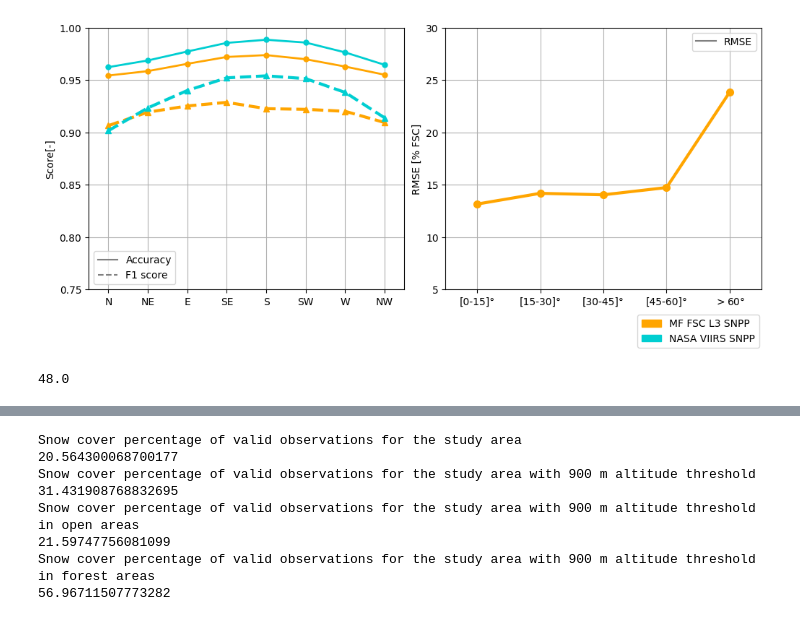
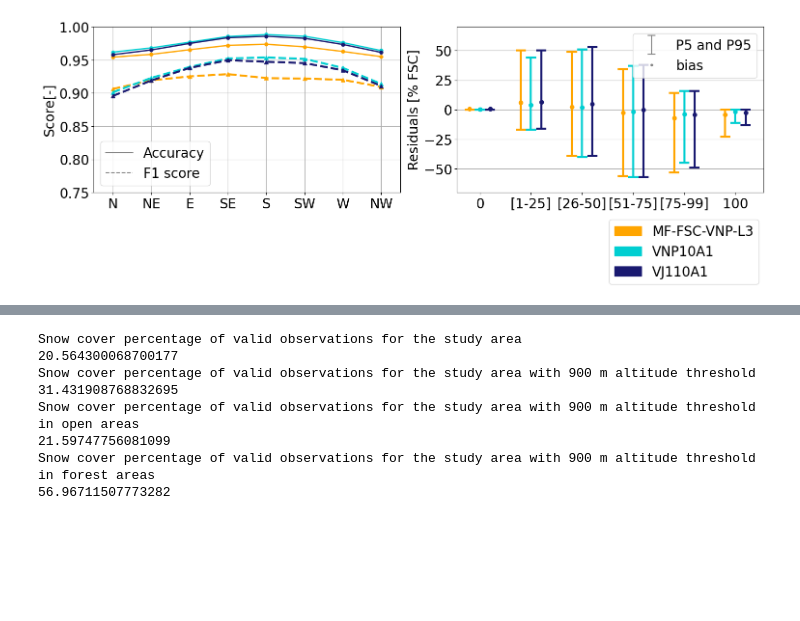
Before and after one commit to nicolaimpe/viirsnow, a Jupyter notebook: notebooks/article_illustrations.ipynb, the cells around one changed output, grey strips where cells are left out. Cells and saved outputs as stored; diff of their text form; code cells hidden in the pictures; blank space fills up the shorter version.

```diff
--- a/notebooks/article_illustrations.ipynb
+++ b/notebooks/article_illustrations.ipynb
@@ -75,39 +79,41 @@ fig.legend(handles=custom_leg, bbox_to_anchor=(1,1.08))
 # %%
 from products.snow_cover_product import MeteoFranceEvalSNPP, MeteoFrancePrototypeSNPP, VNP10A1, VJ110A1
 
-from postprocess.error_distribution import line_plot_rmse
+from postprocess.error_distribution import line_plot_rmse, plot_error_bars
 from postprocess.skill_scores import line_plot_accuracy_f1_score
 import matplotlib.patches as mpatches
-analysis = AnalysisContainer(products = [MeteoFrancePrototypeSNPP(), VNP10A1()],
-                             analysis_folder = '/home/imperatoren/work/VIIRS_S2_comparison/viirsnow/output_folder/version_8/',
-                             winter_year=WinterYear(2023,2024),
-                             grid=UTM375mGrid())
-analysis_sza = AnalysisContainer(products = [MeteoFrancePrototypeSNPP()],
-                            analysis_folder = '/home/imperatoren/work/VIIRS_S2_comparison/viirsnow/output_folder/version_8_sensor_zenith/',
-                            winter_year=WinterYear(2023,2024),
-                            grid=UTM375mGrid())
+import matplotlib.pyplot as plt
 
-params = ["Aspect","View Zenith Angle [°]" ]
-fig, axs = plt.subplots(1,2, figsize=(10,4), layout="constrained")
-line_plot_rmse(analysis=analysis_sza, analysis_var=params[1],ax=axs[1])
-line_plot_accuracy_f1_score(analysis=analysis, analysis_var=params[0],ax=axs[0])
+plt.rcParams["font.size"] = 20
+analysis = AnalysisContainer(
+    products=[MeteoFrancePrototypeSNPP(), VNP10A1(), VJ110A1()],
+    analysis_folder="/home/imperatoren/work/VIIRS_S2_comparison/viirsnow/output_folder/version_10/",
+    winter_year=WinterYear(2023, 2024),
+    grid=UTM375mGrid(),
+)
+analysis_sza = AnalysisContainer(
+    products=[MeteoFrancePrototypeSNPP()],
+    analysis_folder="/home/imperatoren/work/VIIRS_S2_comparison/viirsnow/output_folder/version_8_sensor_zenith/",
+    winter_year=WinterYear(2023, 2024),
+    grid=UTM375mGrid(),
+)
+
+params = ["Aspect", "Ref FSC [%]"]
+fig, axs = plt.subplots(1, 2, figsize=(15, 4), layout="constrained")
+# line_plot_rmse(analysis=analysis_sza, analysis_var=params[1],ax=axs[1])
+line_plot_accuracy_f1_score(analysis=analysis, analysis_var=params[0], ax=axs[0])
+plot_error_bars(analysis=analysis, analysis_var=params[1], ax=axs[1])
 # line_plot_rmse(analysis=analysis, analysis_var=params[1],ax=axs[1][0])
 # line_plot_rmse(analysis=analysis, analysis_var=params[3],ax=axs[1][1])
-custom_leg = [
-        mpatches.Patch(color=product.plot_color, label=product.plot_name)
-        for product in analysis.products
-    ]
+custom_leg = [mpatches.Patch(color=product.plot_color, label=product.plot_name) for product in analysis.products]
 # [ax.get_legend().remove() for ax in axs.flatten()]
 
 # axs[0][0].set_title('Uncertainty vs snow cover fraction',fontweight="bold")
 # axs[0][1].set_title('Uncertainty vs forest cover',fontweight="bold")
 # axs[1][0].set_title('Uncertainty vs orientation',fontweight="bold")
 # axs[1][1].set_title('Uncertainty vs steepness',fontweight="bold")
-fig.legend(handles=custom_leg, bbox_to_anchor=(1,-0))
-fig.savefig('/home/imperatoren/work/VIIRS_S2_comparison/article/aspect_sza.png', format='png',bbox_inches='tight')
+fig.legend(handles=custom_leg, bbox_to_anchor=(1, -0))
+fig.patch.set_alpha(0.0)
+fig.savefig("/home/imperatoren/work/conferences/snowhydro/poster/aspect_fsc.png", format="png", bbox_inches="tight")
 # %% [output]
-[figure, old version]
+[figure, new version]
-# %%
-8*30/5
-# %% [output]
-48.0
```
Also changed, not shown: parts of 22 cells of this notebook, 8 other files.
